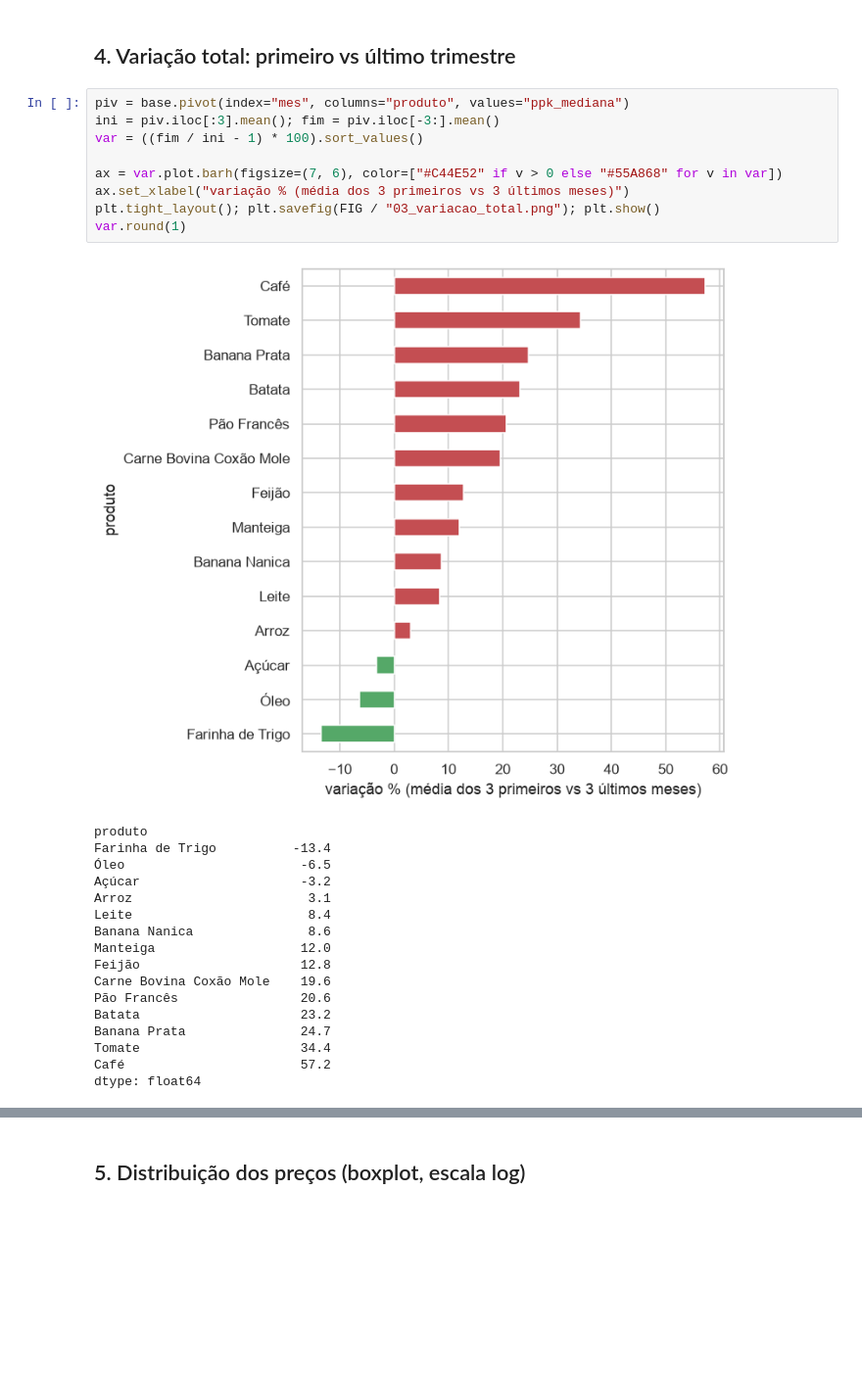
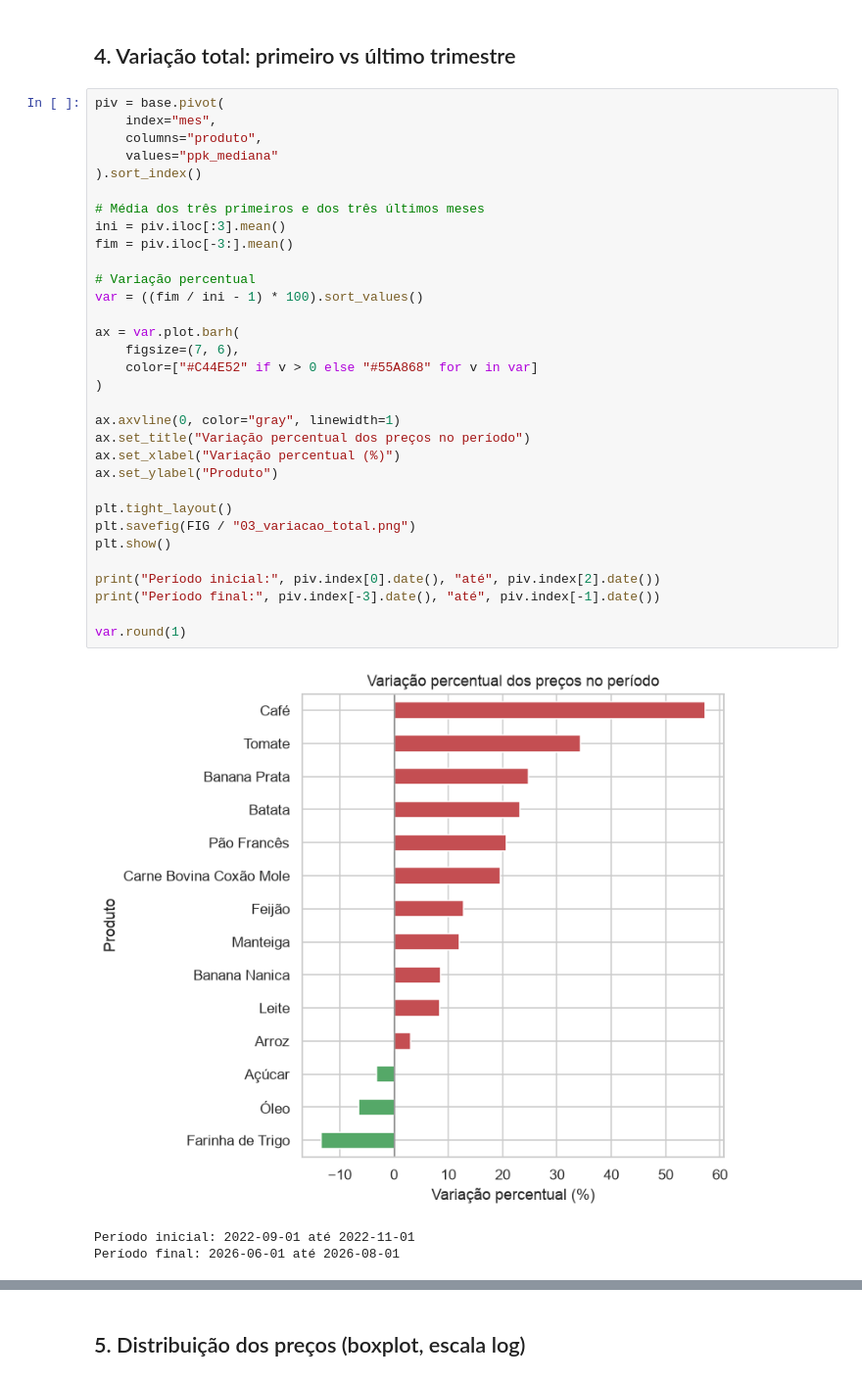
Before and after one commit to Lucas-Ibrahim/cesta-basica-analise, a Jupyter notebook: notebooks/01_exploratoria.ipynb, the cells around one changed output, grey strips where cells are left out. Shown at 98% size. Saved outputs shown, nothing was run; the diff lists cells and outputs as text; blank space fills up the shorter version.

```diff
--- a/notebooks/01_exploratoria.ipynb
+++ b/notebooks/01_exploratoria.ipynb
@@ -112,29 +315,38 @@ plt.tight_layout(); g.savefig(FIG / "02_evolucao_precos.png"); plt.show()
 # %% [markdown]
 ## 4. Variação total: primeiro vs último trimestre
 # %%
-piv = base.pivot(index="mes", columns="produto", values="ppk_mediana")
-ini = piv.iloc[:3].mean(); fim = piv.iloc[-3:].mean()
+piv = base.pivot(
+    index="mes",
+    columns="produto",
+    values="ppk_mediana"
+).sort_index()
+
+# Média dos três primeiros e dos três últimos meses
+ini = piv.iloc[:3].mean()
+fim = piv.iloc[-3:].mean()
+
+# Variação percentual
 var = ((fim / ini - 1) * 100).sort_values()
 
-ax = var.plot.barh(figsize=(7, 6), color=["#C44E52" if v > 0 else "#55A868" for v in var])
-ax.set_xlabel("variação % (média dos 3 primeiros vs 3 últimos meses)")
-plt.tight_layout(); plt.savefig(FIG / "03_variacao_total.png"); plt.show()
+ax = var.plot.barh(
+    figsize=(7, 6),
+    color=["#C44E52" if v > 0 else "#55A868" for v in var]
+)
+
+ax.axvline(0, color="gray", linewidth=1)
+ax.set_title("Variação percentual dos preços no período")
+ax.set_xlabel("Variação percentual (%)")
+ax.set_ylabel("Produto")
+
+plt.tight_layout()
+plt.savefig(FIG / "03_variacao_total.png")
+plt.show()
+
+print("Período inicial:", piv.index[0].date(), "até", piv.index[2].date())
+print("Período final:", piv.index[-3].date(), "até", piv.index[-1].date())
+
 var.round(1)
 # %% [output]
-[figure, old version]
+[figure, new version]
-produto
-Farinha de Trigo          -13.4
-Óleo                       -6.5
-Açúcar                     -3.2
-Arroz                       3.1
-Leite                       8.4
-Banana Nanica               8.6
-Manteiga                   12.0
-Feijão                     12.8
-Carne Bovina Coxão Mole    19.6
-Pão Francês                20.6
-Batata                     23.2
-Banana Prata               24.7
-Tomate                     34.4
-Café                       57.2
-dtype: float64
+Período inicial: 2022-09-01 até 2022-11-01
+Período final: 2026-06-01 até 2026-08-01
```
Also changed, not shown: parts of 16 cells of this notebook, 8 other files.
